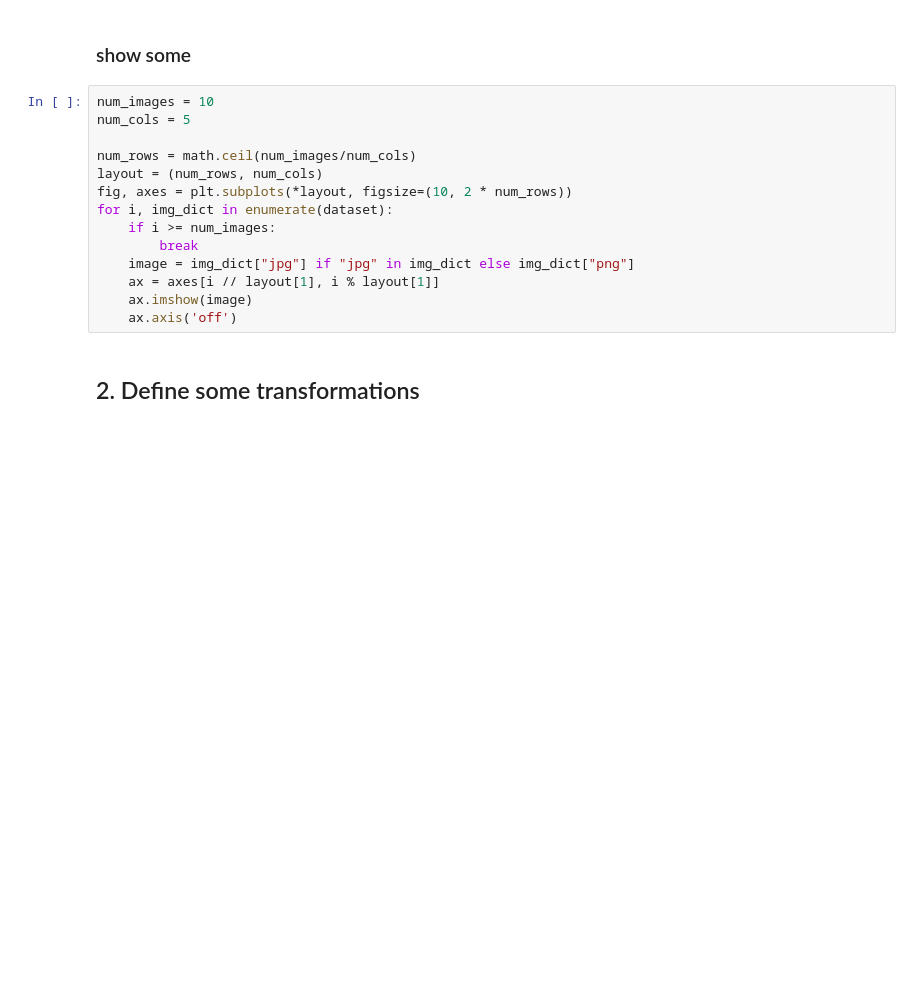
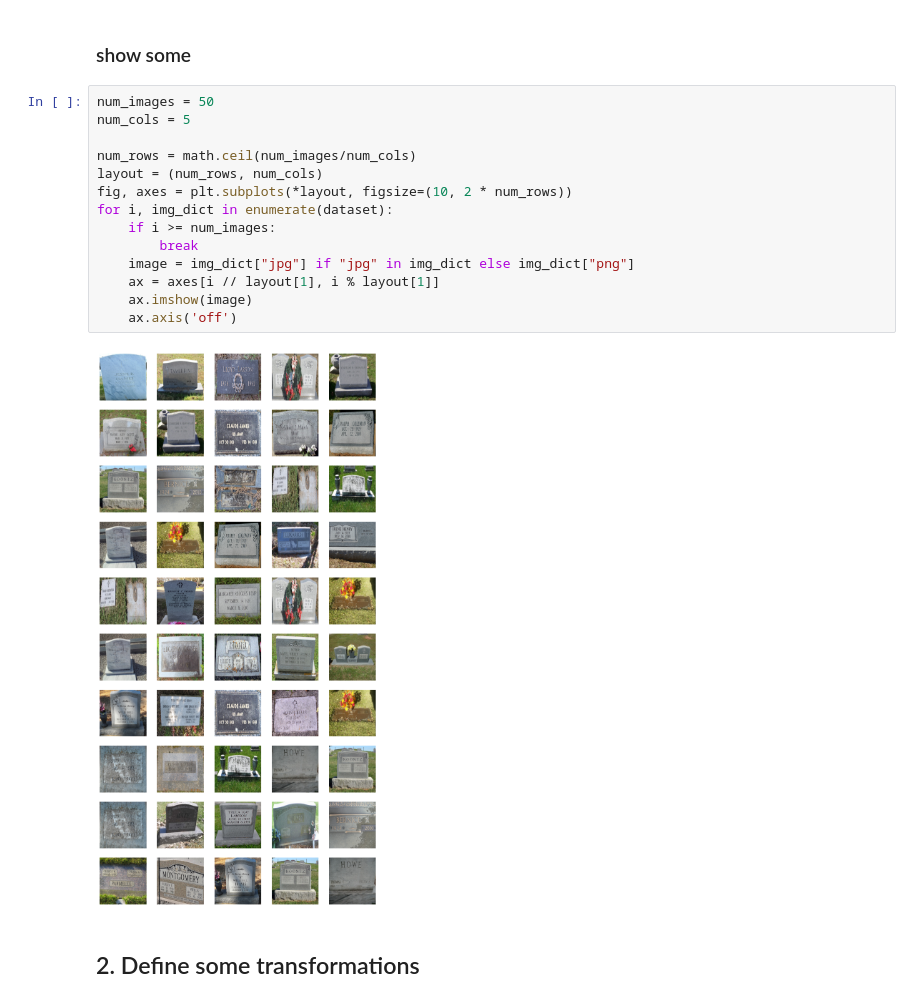
Before and after one commit to mpan31415/Supervised_Research, a Jupyter notebook: dataset/load_dataset.ipynb, the cells around one changed output. Drawn from its saved outputs; the diff is of its cells as text; blank space fills up the shorter version.

```diff
--- a/dataset/load_dataset.ipynb
+++ b/dataset/load_dataset.ipynb
@@ -36,19 +39,21 @@ print(f"Dataset loaded from tar file: {tar_file}")
 # %% [markdown]
 ### show some
 # %%
-num_images = 10
+num_images = 50
 num_cols = 5
 
 num_rows = math.ceil(num_images/num_cols)
 layout = (num_rows, num_cols)
 fig, axes = plt.subplots(*layout, figsize=(10, 2 * num_rows))
 for i, img_dict in enumerate(dataset):
     if i >= num_images:
         break
     image = img_dict["jpg"] if "jpg" in img_dict else img_dict["png"]
     ax = axes[i // layout[1], i % layout[1]]
     ax.imshow(image)
     ax.axis('off')
+# %% [output]
+[figure, added]
 # %% [markdown]
 ## 2. Define some transformations
 # %%
```
Also changed, not shown: parts of 3 cells of this notebook, 6 other files.
